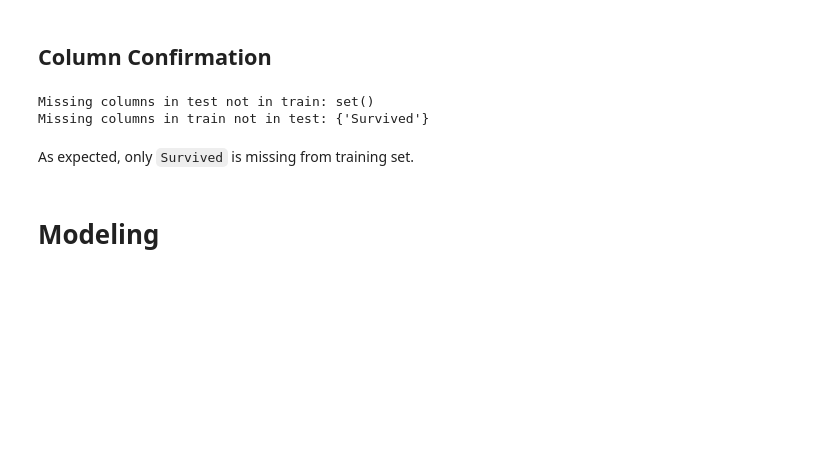
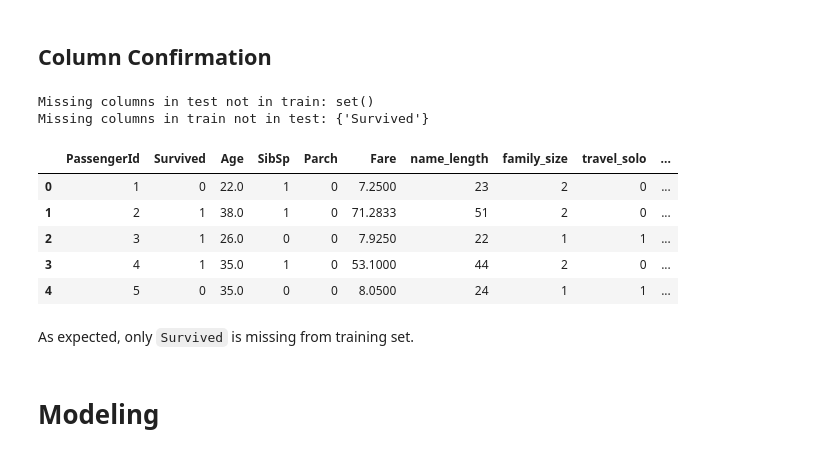
Before and after one commit to levimjoseph/kaggle-public, a Jupyter notebook: titanic-classification.ipynb, the cells around one changed output. Cells and saved outputs as stored; diff of their text form; code cells hidden in the pictures; blank space fills up the shorter version.

```diff
--- a/titanic-classification.ipynb
+++ b/titanic-classification.ipynb
@@ -597,6 +600,15 @@ print(f'Missing columns in train not in test: {train_test_diff_set}')
 # %% [output]
 Missing columns in test not in train: set()
 Missing columns in train not in test: {'Survived'}
+# %%
+train_df.head()
+# %% [output]
+|  | PassengerId | Survived | Age | SibSp | Parch | Fare | name_length | family_size | travel_solo | ... |
+| 0 | 1 | 0 | 22.0 | 1 | 0 | 7.2500 | 23 | 2 | 0 | ... |
+| 1 | 2 | 1 | 38.0 | 1 | 0 | 71.2833 | 51 | 2 | 0 | ... |
+| 2 | 3 | 1 | 26.0 | 0 | 0 | 7.9250 | 22 | 1 | 1 | ... |
+| 3 | 4 | 1 | 35.0 | 1 | 0 | 53.1000 | 44 | 2 | 0 | ... |
+| 4 | 5 | 0 | 35.0 | 0 | 0 | 8.0500 | 24 | 1 | 1 | ... |
 # %% [markdown]
 As expected, only `Survived` is missing from training set.
 # %% [markdown]
```
Also changed, not shown: parts of 21 cells of this notebook.
